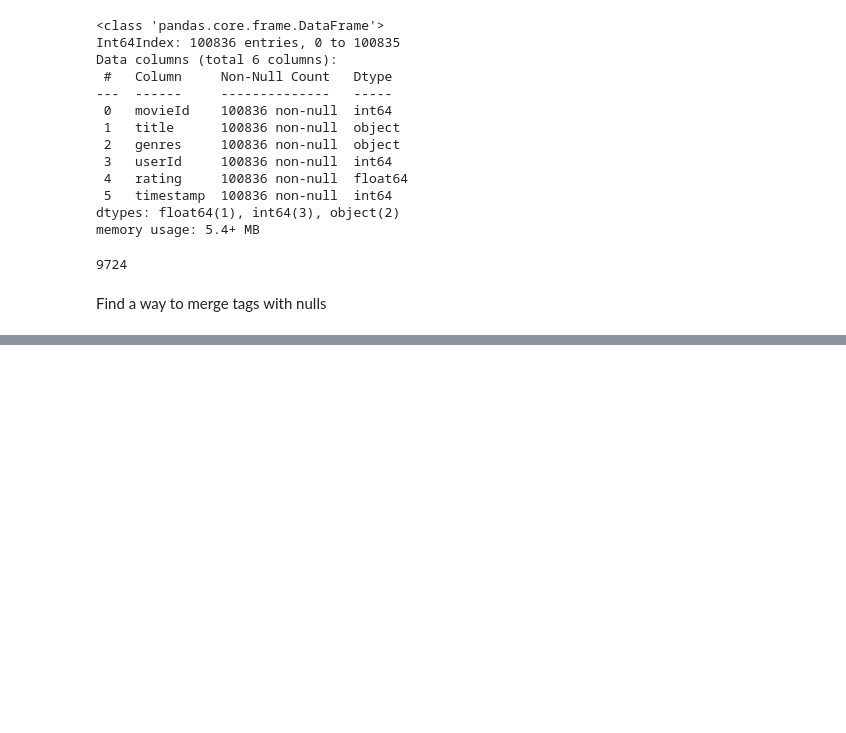
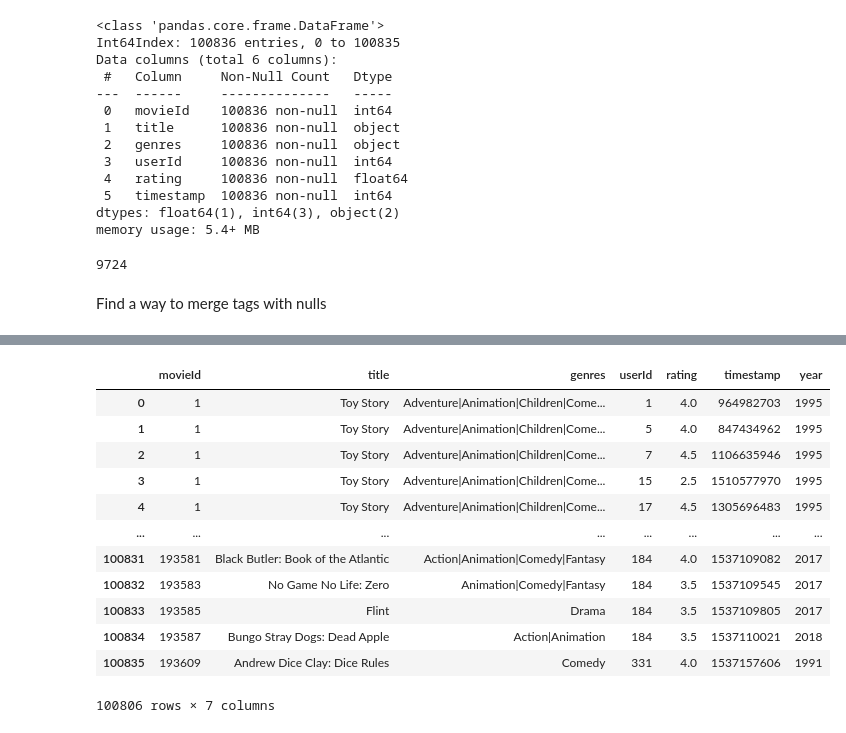
Before and after one commit to MackoyS/movielens-recommendation-system, a Jupyter notebook: movie_recc_system.ipynb, the cells around one changed output, grey strips where cells are left out. Cells and saved outputs as stored; diff of their text form; code cells hidden in the pictures; blank space fills up the shorter version.

```diff
--- a/movie_recc_system.ipynb
+++ b/movie_recc_system.ipynb
@@ -158,0 +264,35 @@ Find a way to merge tags with nulls
+# %%
+movie['flag'] = movie.apply(lambda k: 1 if(k['year']=='') else
+                           1 if(k['year']=='5') else
+                           1 if(k['year']=='One') else
+                           1 if(k['year']=='Road') else
+                           1 if(k['year']=='Watson') else
+                           1 if(k['year']=='Animals') else
+                           1 if(k['year']=='Paterson') else
+                           1 if(k['year']=='Moonlight') else
+                           1 if(k['year']=='OA') else
+                           1 if(k['year']=='Cosmos') else
+                           1 if(k['year']=='Baby') else
+                           1 if(k['year']=='2006-2007') else
+                           1 if(k['year']=='2') else
+                           1 if(k['year']=='Mirror') else
+                           0
+                           , axis=1)
+# %%
+movie = movie[movie['flag']!=1]
+movie = movie.drop ('flag', axis=1)
+movie
+# %% [output]
+|  | movieId | title | genres | userId | rating | timestamp | year |
+| 0 | 1 | Toy Story | Adventure|Animation|Children|Come... | 1 | 4.0 | 964982703 | 1995 |
+| 1 | 1 | Toy Story | Adventure|Animation|Children|Come... | 5 | 4.0 | 847434962 | 1995 |
+| 2 | 1 | Toy Story | Adventure|Animation|Children|Come... | 7 | 4.5 | 1106635946 | 1995 |
+| 3 | 1 | Toy Story | Adventure|Animation|Children|Come... | 15 | 2.5 | 1510577970 | 1995 |
+| 4 | 1 | Toy Story | Adventure|Animation|Children|Come... | 17 | 4.5 | 1305696483 | 1995 |
+| ... | ... | ... | ... | ... | ... | ... | ... |
+| 100831 | 193581 | Black Butler: Book of the Atlantic | Action|Animation|Comedy|Fantasy | 184 | 4.0 | 1537109082 | 2017 |
+| 100832 | 193583 | No Game No Life: Zero | Animation|Comedy|Fantasy | 184 | 3.5 | 1537109545 | 2017 |
+| 100833 | 193585 | Flint | Drama | 184 | 3.5 | 1537109805 | 2017 |
+| 100834 | 193587 | Bungo Stray Dogs: Dead Apple | Action|Animation | 184 | 3.5 | 1537110021 | 2018 |
+| 100835 | 193609 | Andrew Dice Clay: Dice Rules | Comedy | 331 | 4.0 | 1537157606 | 1991 |
+100806 rows × 7 columns
```
Also changed, not shown: parts of 27 cells of this notebook.
